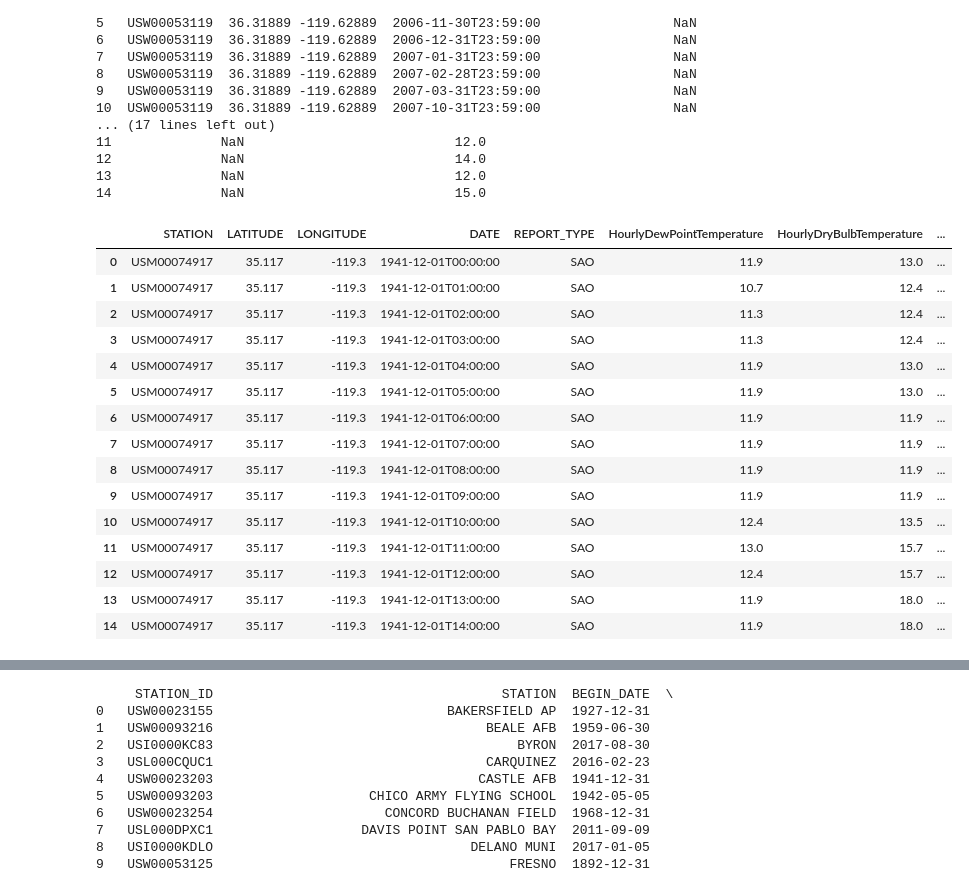
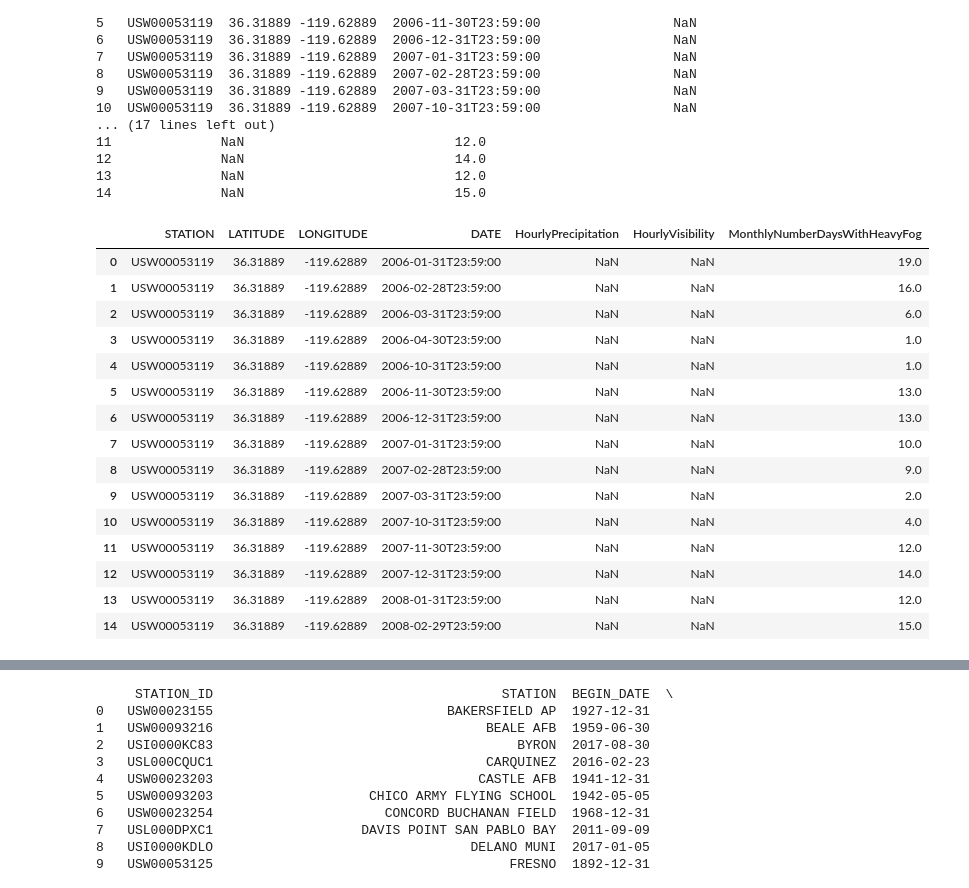
Before and after one commit to audfish/WQ2026, a Jupyter notebook: File_cleaner.ipynb, the cells around one changed output, grey strips where cells are left out. Saved outputs shown, nothing was run; the diff lists cells and outputs as text; code cells hidden in the pictures.

```diff
--- a/File_cleaner.ipynb
+++ b/File_cleaner.ipynb
@@ -98,32 +95,33 @@ print(CV_data.head(15))
 # %%
-# convert HourlyVisibility, HourlyDewPointTemperature, and HourlyDryBulbTemperature to numeric, coercing errors to NaN
-CV_data["HourlyVisibility"] = pd.to_numeric(CV_data["HourlyVisibility"], errors="coerce")
-CV_data['HourlyDewPointTemperature'] = pd.to_numeric(CV_data['HourlyDewPointTemperature'], errors='coerce')
-CV_data['HourlyDryBulbTemperature'] = pd.to_numeric(CV_data['HourlyDryBulbTemperature'], errors='coerce')
-CV_data['HourlyWindSpeed'] = pd.to_numeric(CV_data['HourlyWindSpeed'], errors='coerce')
-CV_data['HourlyWindDirection'] = pd.to_numeric(CV_data['HourlyWindDirection'], errors='coerce')
-CV_data['HourlyPrecipitation'] = pd.to_numeric(CV_data['HourlyPrecipitation'], errors='coerce')
+# # convert HourlyVisibility, HourlyDewPointTemperature, and HourlyDryBulbTemperature to numeric, coercing errors to NaN
+# CV_data["HourlyVisibility"] = pd.to_numeric(CV_data["HourlyVisibility"], errors="coerce")
+# CV_data['HourlyDewPointTemperature'] = pd.to_numeric(CV_data['HourlyDewPointTemperature'], errors='coerce')
+# CV_data['HourlyDryBulbTemperature'] = pd.to_numeric(CV_data['HourlyDryBulbTemperature'], errors='coerce')
+# CV_data['HourlyWindSpeed'] = pd.to_numeric(CV_data['HourlyWindSpeed'], errors='coerce')
+# CV_data['HourlyWindDirection'] = pd.to_numeric(CV_data['HourlyWindDirection'], errors='coerce')
+# CV_data['HourlyPrecipitation'] = pd.to_numeric(CV_data['HourlyPrecipitation'], errors='coerce')
+CV_data["MonthlyNumberDaysWithHeavyFog"] = pd.to_numeric(CV_data["MonthlyNumberDaysWithHeavyFog"], errors="coerce")
 
-# vis_nonpos = CV_data_filtered[CV_data_filtered["HourlyVisibility"] <= 0]
-# print(f"Rows with HourlyVisibility <= 0: {len(vis_nonpos)}")
-# vis_nonpos.head(100)
+# # vis_nonpos = CV_data_filtered[CV_data_filtered["HourlyVisibility"] <= 0]
+# # print(f"Rows with HourlyVisibility <= 0: {len(vis_nonpos)}")
+# # vis_nonpos.head(100)
 
 CV_data.head(15)
 # %% [output]
-|  | STATION | LATITUDE | LONGITUDE | DATE | REPORT_TYPE | HourlyDewPointTemperature | HourlyDryBulbTemperature | ... |
-| 0 | USM00074917 | 35.117 | -119.3 | 1941-12-01T00:00:00 | SAO | 11.9 | 13.0 | ... |
-| 1 | USM00074917 | 35.117 | -119.3 | 1941-12-01T01:00:00 | SAO | 10.7 | 12.4 | ... |
-| 2 | USM00074917 | 35.117 | -119.3 | 1941-12-01T02:00:00 | SAO | 11.3 | 12.4 | ... |
-| 3 | USM00074917 | 35.117 | -119.3 | 1941-12-01T03:00:00 | SAO | 11.3 | 12.4 | ... |
-| 4 | USM00074917 | 35.117 | -119.3 | 1941-12-01T04:00:00 | SAO | 11.9 | 13.0 | ... |
-| 5 | USM00074917 | 35.117 | -119.3 | 1941-12-01T05:00:00 | SAO | 11.9 | 13.0 | ... |
-| 6 | USM00074917 | 35.117 | -119.3 | 1941-12-01T06:00:00 | SAO | 11.9 | 11.9 | ... |
-| 7 | USM00074917 | 35.117 | -119.3 | 1941-12-01T07:00:00 | SAO | 11.9 | 11.9 | ... |
-| 8 | USM00074917 | 35.117 | -119.3 | 1941-12-01T08:00:00 | SAO | 11.9 | 11.9 | ... |
-| 9 | USM00074917 | 35.117 | -119.3 | 1941-12-01T09:00:00 | SAO | 11.9 | 11.9 | ... |
-| 10 | USM00074917 | 35.117 | -119.3 | 1941-12-01T10:00:00 | SAO | 12.4 | 13.5 | ... |
-| 11 | USM00074917 | 35.117 | -119.3 | 1941-12-01T11:00:00 | SAO | 13.0 | 15.7 | ... |
-| 12 | USM00074917 | 35.117 | -119.3 | 1941-12-01T12:00:00 | SAO | 12.4 | 15.7 | ... |
-| 13 | USM00074917 | 35.117 | -119.3 | 1941-12-01T13:00:00 | SAO | 11.9 | 18.0 | ... |
-| 14 | USM00074917 | 35.117 | -119.3 | 1941-12-01T14:00:00 | SAO | 11.9 | 18.0 | ... |
+|  | STATION | LATITUDE | LONGITUDE | DATE | HourlyPrecipitation | HourlyVisibility | MonthlyNumberDaysWithHeavyFog |
+| 0 | USW00053119 | 36.31889 | -119.62889 | 2006-01-31T23:59:00 | NaN | NaN | 19.0 |
+| 1 | USW00053119 | 36.31889 | -119.62889 | 2006-02-28T23:59:00 | NaN | NaN | 16.0 |
+| 2 | USW00053119 | 36.31889 | -119.62889 | 2006-03-31T23:59:00 | NaN | NaN | 6.0 |
+| 3 | USW00053119 | 36.31889 | -119.62889 | 2006-04-30T23:59:00 | NaN | NaN | 1.0 |
+| 4 | USW00053119 | 36.31889 | -119.62889 | 2006-10-31T23:59:00 | NaN | NaN | 1.0 |
+| 5 | USW00053119 | 36.31889 | -119.62889 | 2006-11-30T23:59:00 | NaN | NaN | 13.0 |
+| 6 | USW00053119 | 36.31889 | -119.62889 | 2006-12-31T23:59:00 | NaN | NaN | 13.0 |
+| 7 | USW00053119 | 36.31889 | -119.62889 | 2007-01-31T23:59:00 | NaN | NaN | 10.0 |
+| 8 | USW00053119 | 36.31889 | -119.62889 | 2007-02-28T23:59:00 | NaN | NaN | 9.0 |
+| 9 | USW00053119 | 36.31889 | -119.62889 | 2007-03-31T23:59:00 | NaN | NaN | 2.0 |
+| 10 | USW00053119 | 36.31889 | -119.62889 | 2007-10-31T23:59:00 | NaN | NaN | 4.0 |
+| 11 | USW00053119 | 36.31889 | -119.62889 | 2007-11-30T23:59:00 | NaN | NaN | 12.0 |
+| 12 | USW00053119 | 36.31889 | -119.62889 | 2007-12-31T23:59:00 | NaN | NaN | 14.0 |
+| 13 | USW00053119 | 36.31889 | -119.62889 | 2008-01-31T23:59:00 | NaN | NaN | 12.0 |
+| 14 | USW00053119 | 36.31889 | -119.62889 | 2008-02-29T23:59:00 | NaN | NaN | 15.0 |
 # %%
```
Also changed, not shown: parts of 10 cells of this notebook.
